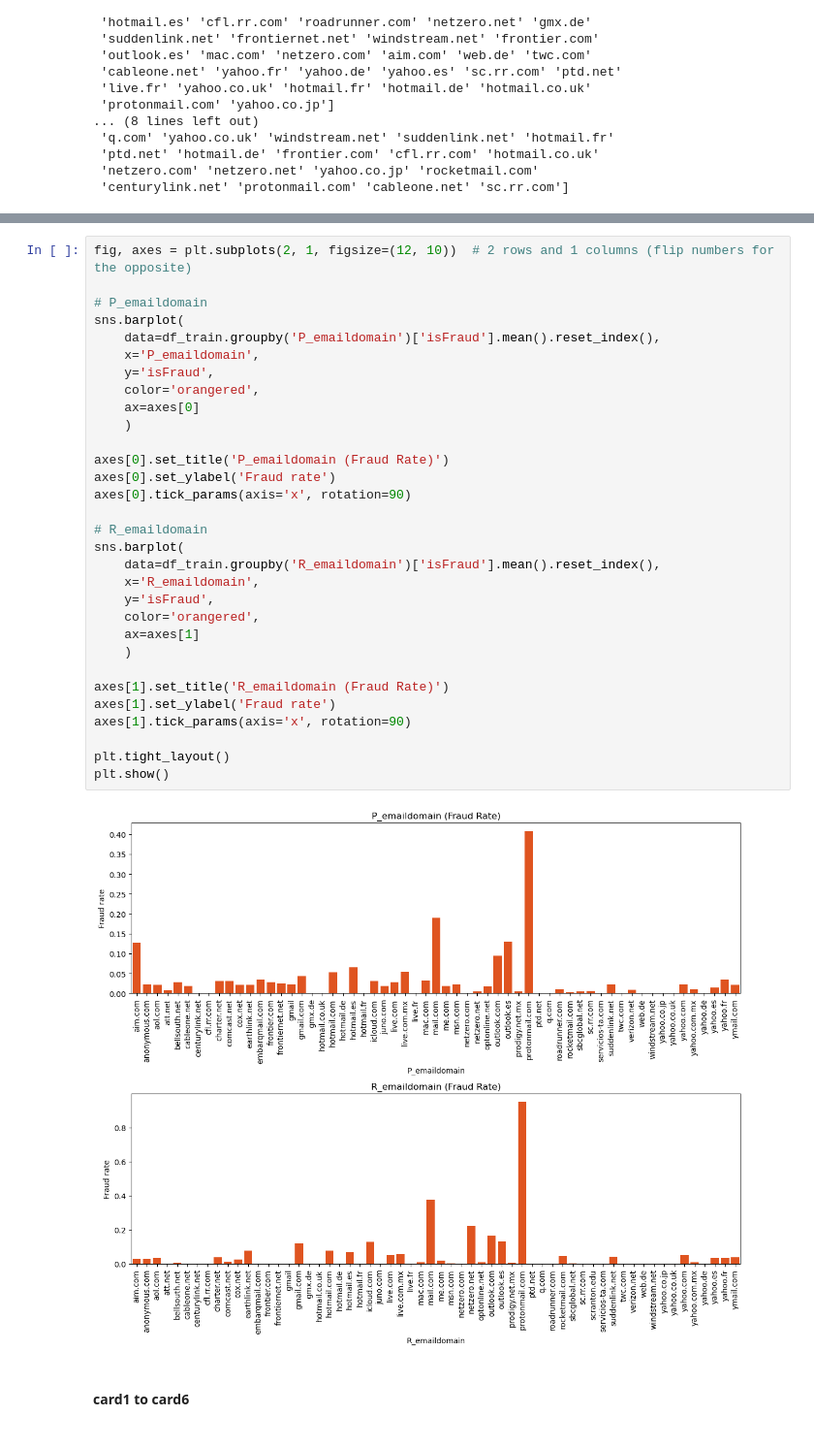
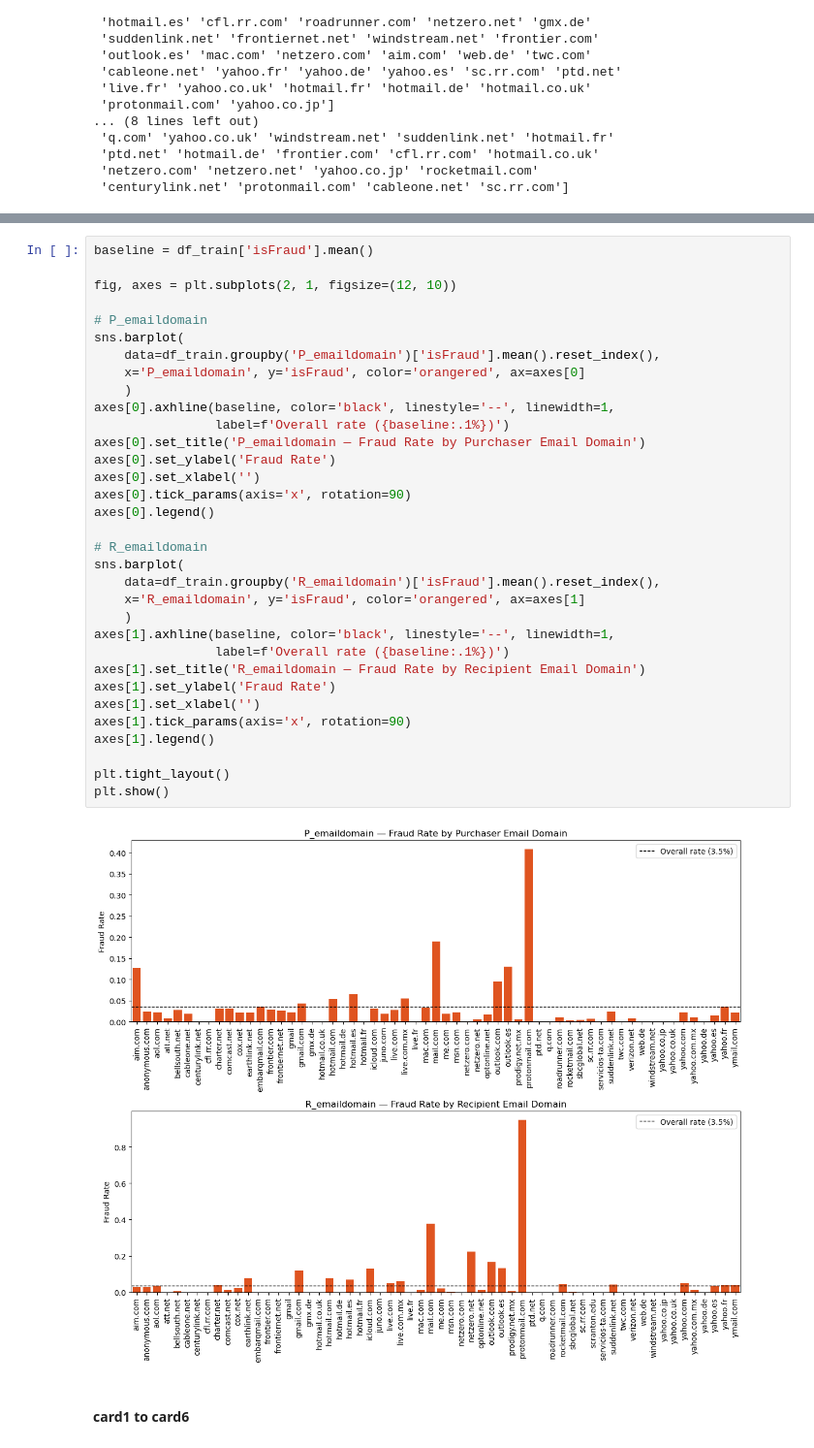
Before and after one commit to ziadharmanani/Financial-Fraud-Detection, a Jupyter notebook: notebooks/01_eda.ipynb, the cells around one changed output, grey strips where cells are left out. Shown at 97% size. Drawn from its saved outputs; the diff is of its cells as text.

```diff
--- a/notebooks/01_Transaction_EDA.ipynb
+++ b/notebooks/01_eda.ipynb
@@ -547,36 +571,38 @@ plt.show()
 # %%
-fig, axes = plt.subplots(2, 1, figsize=(12, 10))  # 2 rows and 1 columns (flip numbers for the opposite)
+baseline = df_train['isFraud'].mean()
+
+fig, axes = plt.subplots(2, 1, figsize=(12, 10))
 
 # P_emaildomain
 sns.barplot(
     data=df_train.groupby('P_emaildomain')['isFraud'].mean().reset_index(),
-    x='P_emaildomain',
-    y='isFraud',
-    color='orangered',
-    ax=axes[0]
+    x='P_emaildomain', y='isFraud', color='orangered', ax=axes[0]
     )
-
-axes[0].set_title('P_emaildomain (Fraud Rate)')
-axes[0].set_ylabel('Fraud rate')
+axes[0].axhline(baseline, color='black', linestyle='--', linewidth=1,
+                label=f'Overall rate ({baseline:.1%})')
+axes[0].set_title('P_emaildomain — Fraud Rate by Purchaser Email Domain')
+axes[0].set_ylabel('Fraud Rate')
+axes[0].set_xlabel('')
 axes[0].tick_params(axis='x', rotation=90)
+axes[0].legend()
 
 # R_emaildomain
 sns.barplot(
     data=df_train.groupby('R_emaildomain')['isFraud'].mean().reset_index(),
-    x='R_emaildomain',
-    y='isFraud',
-    color='orangered',
-    ax=axes[1]
+    x='R_emaildomain', y='isFraud', color='orangered', ax=axes[1]
     )
-
-axes[1].set_title('R_emaildomain (Fraud Rate)')
-axes[1].set_ylabel('Fraud rate')
+axes[1].axhline(baseline, color='black', linestyle='--', linewidth=1,
+                label=f'Overall rate ({baseline:.1%})')
+axes[1].set_title('R_emaildomain — Fraud Rate by Recipient Email Domain')
+axes[1].set_ylabel('Fraud Rate')
+axes[1].set_xlabel('')
 axes[1].tick_params(axis='x', rotation=90)
+axes[1].legend()
 
 plt.tight_layout()
 plt.show()
 # %% [output]
-[figure, old version]
+[figure, new version]
 # %% [markdown]
 #### card1 to card6
 # %%
```
Also changed, not shown: parts of 22 cells of this notebook, 6 other files.
